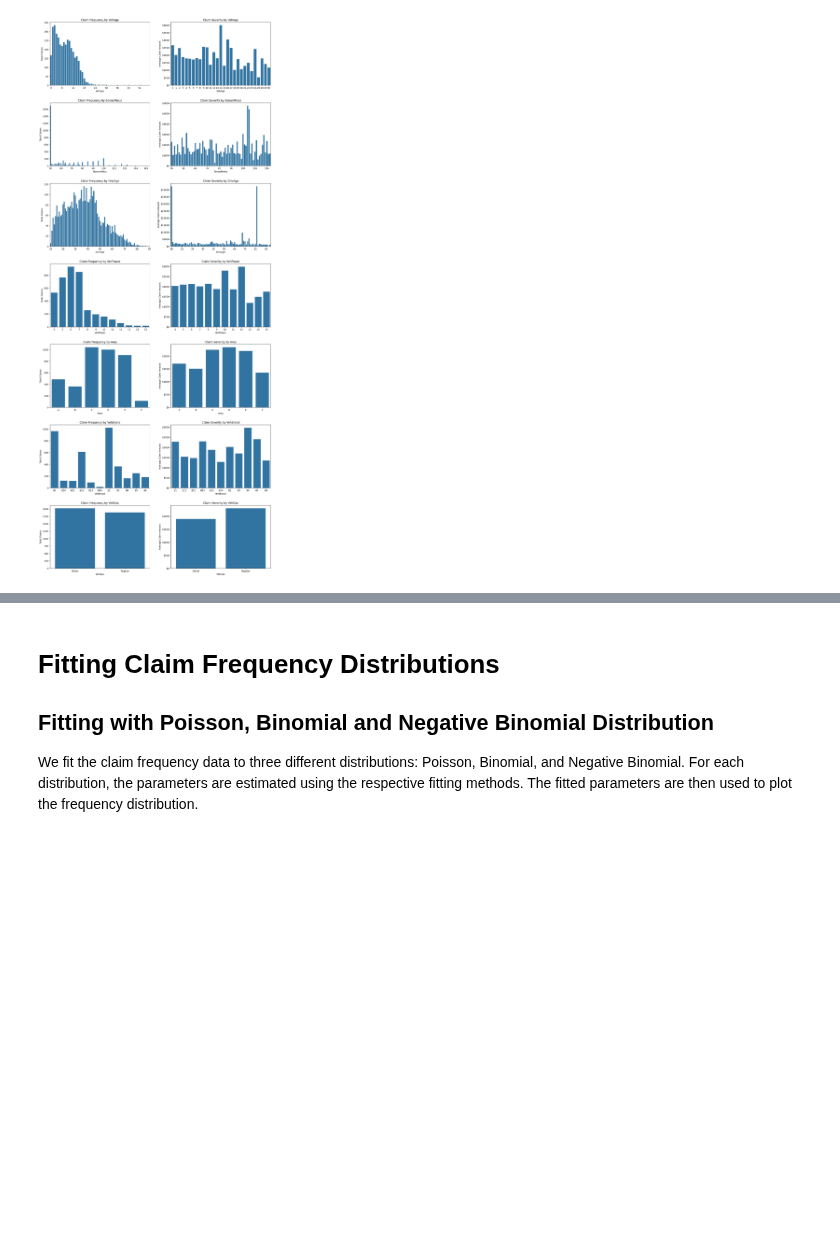
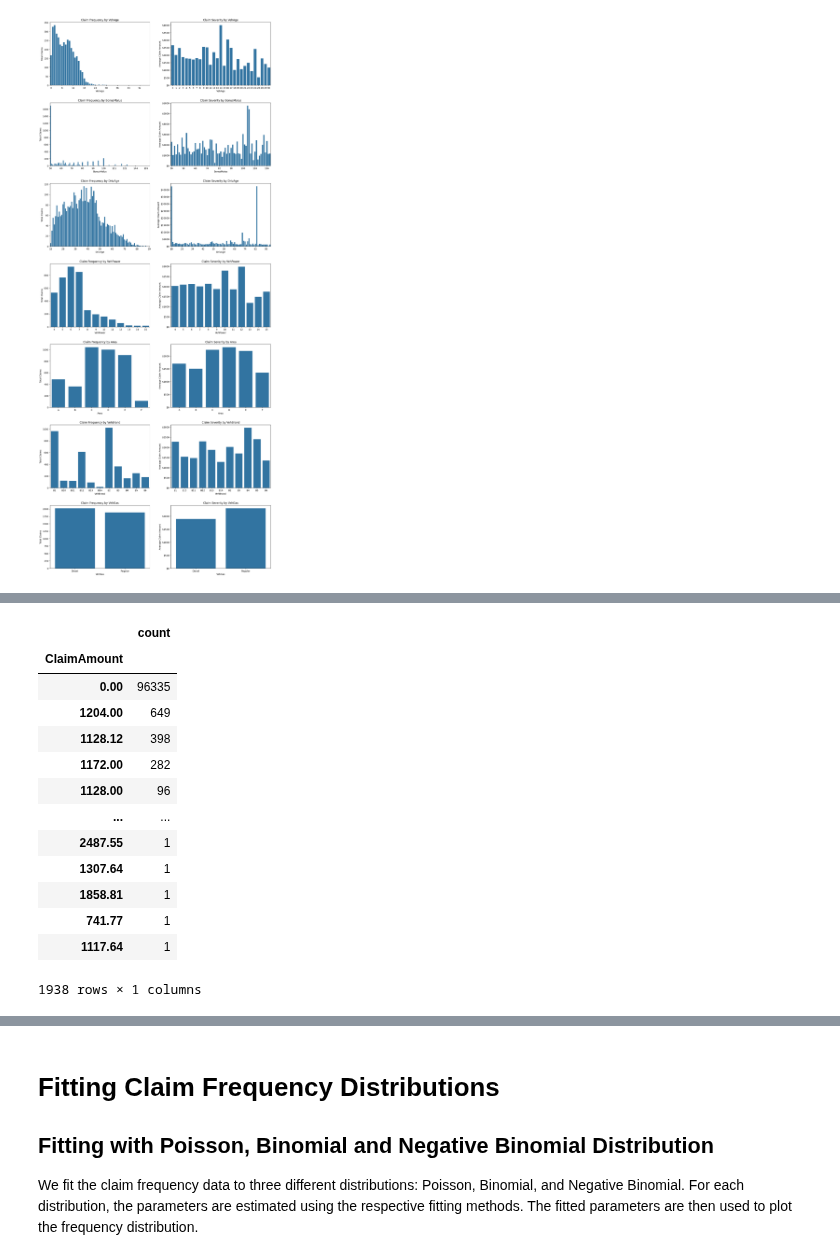
Before and after one commit to ThomasDeConinck/Assurance-Code-Python, a Jupyter notebook: assurances Code Python Case.ipynb, the cells around one changed output, grey strips where cells are left out. Saved outputs shown, nothing was run; the diff lists cells and outputs as text; code cells hidden in the pictures; blank space fills up the shorter version.

```diff
--- a/assurances Code Python Case.ipynb
+++ b/assurances Code Python Case.ipynb
@@ -106,2 +107,20 @@ Name: count, dtype: int64
+# %%
+total_claims_severity = pd.DataFrame(claims_data['ClaimAmount'].value_counts())
+total_claims_severity
+# %% [output]
+|  | count |
+| ClaimAmount |  |
+| 0.00 | 96335 |
+| 1204.00 | 649 |
+| 1128.12 | 398 |
+| 1172.00 | 282 |
+| 1128.00 | 96 |
+| ... | ... |
+| 2487.55 | 1 |
+| 1307.64 | 1 |
+| 1858.81 | 1 |
+| 741.77 | 1 |
+| 1117.64 | 1 |
+1938 rows × 1 columns
 # %%
 # Total claims by driver's age
```
Also changed, not shown: parts of 7 cells of this notebook.
